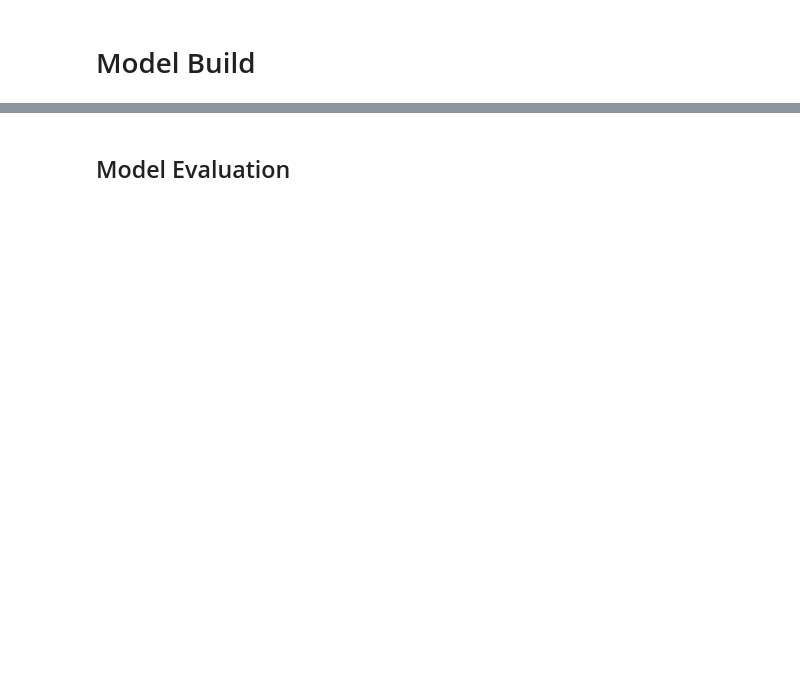
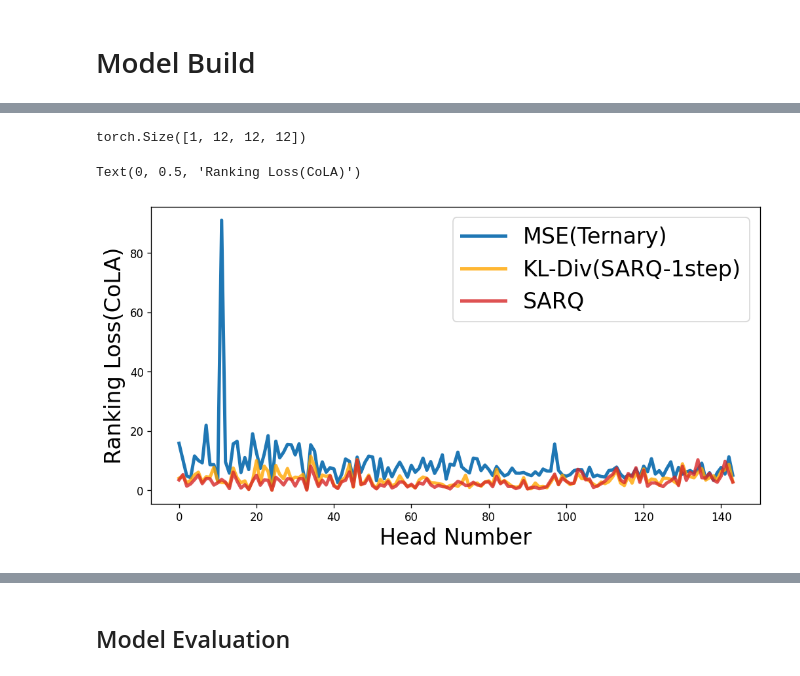
Before and after one commit to MarsJacobs/kd-qat-large-enc, a Jupyter notebook: BERTviz.ipynb, the cells around one changed output, grey strips where cells are left out. Cells and saved outputs as stored; diff of their text form; code cells hidden in the pictures; blank space fills up the shorter version.

```diff
--- a/BERTviz.ipynb
+++ b/BERTviz.ipynb
@@ -450,7 +450,7 @@ import bertviz
 # %% [markdown]
 # GLUE Task Selection
 # %%
-task_name = "qnli"
+task_name = "rte"
 bert_size = "base"
 
 if bert_size == "large":
@@ -475,7 +475,9 @@ if bert_size == "large":
 
 student_model_dir = os.path.join(model_dir,task_name)
 # student_model_dir = os.path.join(output_dir, task_name, "quant", "ternary_save") # DA-A4W2 51.2
-student_model_dir = os.path.join(output_dir, task_name, "exploration", "1SB_O")
+student_model_dir_1 = os.path.join(output_dir, task_name, "exploration", "1SB_S")
+student_model_dir_2 = os.path.join(output_dir, task_name, "exploration", "1SB_S_M")
+student_model_dir_3 = os.path.join(output_dir, task_name, "exploration", "step_2_S_M")
 teacher_model_dir = os.path.join(model_dir,task_name)
 # %%
 # Processor & Task Info
@@ -585,0 +663,23 @@ if build_st:
+# %%
+student_probs_1[0].shape
+# %% [output]
+torch.Size([1, 12, 12, 12])
+# %%
+def ranking_loss_func(student_probs, teacher_probs):
+    Loss_ranking = 0
+
+    loss_ranking_list = []
+
+    for l in tqdm(range(layer_num)):
+        for h in range(head_num):
+            student_prob_plt = student_probs[l][0,h,:,:]
+            teacher_prob_plt = teacher_probs[l][0,h,:,:]
+            Loss_ranking = 0
+            for h in range(seq_length):
+                for idx in range(0, seq_length-1):
+                    for jdx in range(1, seq_length):
+                        p = (student_prob_plt[h][idx] - student_prob_plt[h][jdx])*(torch.sgn(teacher_prob_plt[h][idx] - teacher_prob_plt[h][jdx]))
+                        # print(max(0,  - p.item()))
+                        Loss_ranking += max(0,  - p.item())
+            loss_ranking_list.append(Loss_ranking)
+    return loss_ranking_list
@@ -585,0 +694,18 @@ if build_st:
+# %%
+st_1 = ranking_loss_func(student_probs_1, teacher_probs)
+st_2 = ranking_loss_func(student_probs_2, teacher_probs)
+st_3 = ranking_loss_func(student_probs_3, teacher_probs)
+# %%
+fig, ax = plt.subplots(1, 1, figsize=(10, 5), dpi=120)
+fs=20
+lw=3
+ax.plot(list(range(layer_num*head_num)), st_1, label="MSE(Ternary)", color="tab:blue", linewidth=lw, alpha=1)
+ax.plot(list(range(layer_num*head_num)), st_2, label="KL-Div(SARQ-1step)", color="orange", linewidth=lw, alpha=0.8)
+ax.plot(list(range(layer_num*head_num)), st_3, label="SARQ", color="tab:red", linewidth=lw, alpha=0.8)
+
+ax.legend(fontsize=fs, loc=1)
+ax.set_xlabel("Head Number", fontsize=fs)
+ax.set_ylabel(f"Ranking Loss(CoLA)", fontsize=fs)
+# %% [output]
+Text(0, 0.5, 'Ranking Loss(CoLA)')
+[figure, added]
```
Also changed, not shown: parts of 15 cells of this notebook, 44 other files.
